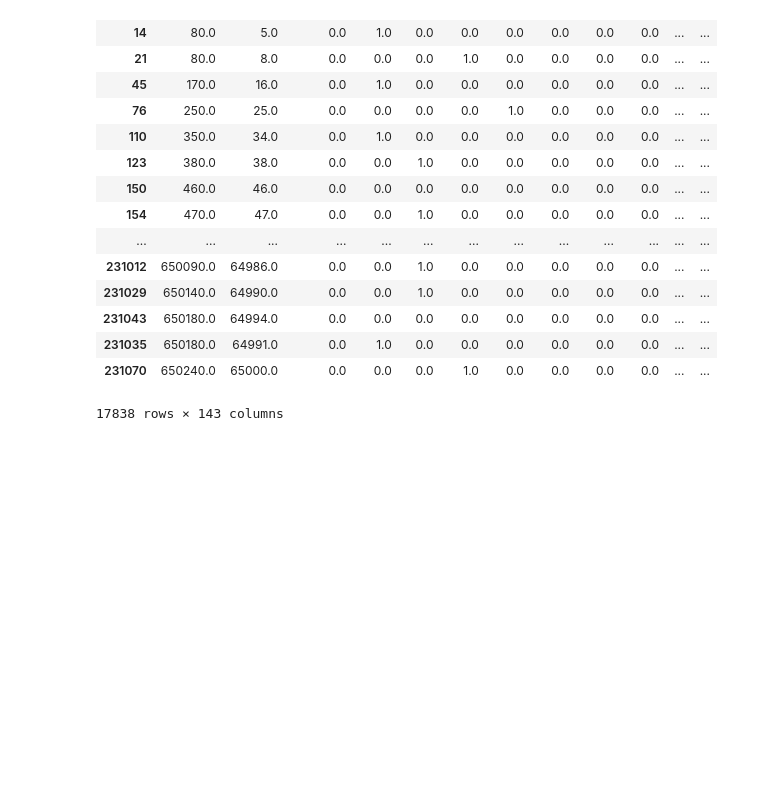
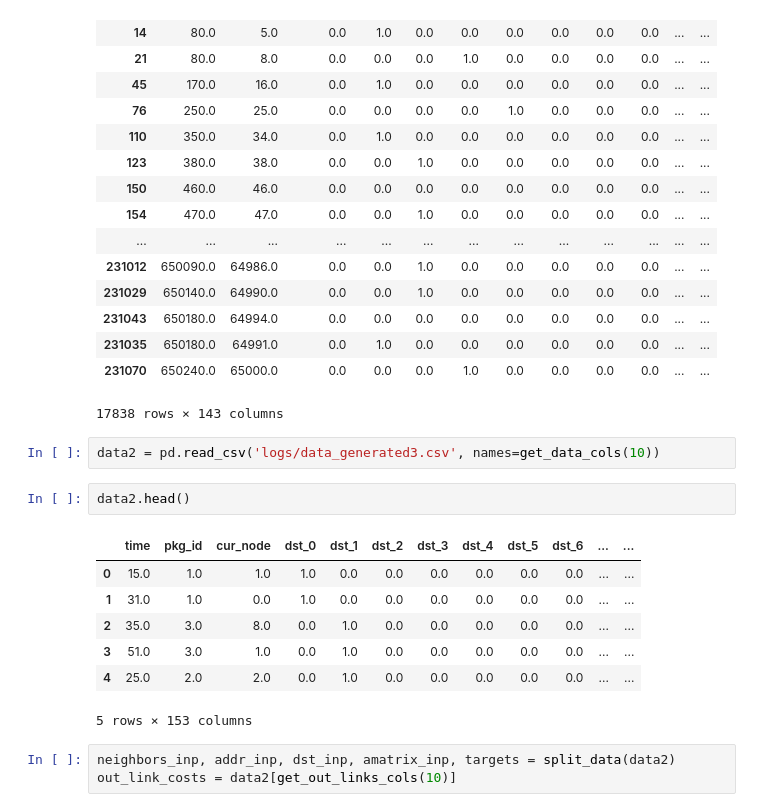
Before and after one commit to flyingleafe/dqnroute, a Jupyter notebook: dqn_pretrain.ipynb, the cells around one changed output. Saved outputs shown, nothing was run; the diff lists cells and outputs as text; blank space fills up the shorter version.

```diff
--- a/dqn_pretrain.ipynb
+++ b/dqn_pretrain.ipynb
@@ -269,3 +271,18 @@ data[data['cur_node'] == 0].sort_values('time')
 | 231035 | 650180.0 | 64991.0 | 0.0 | 1.0 | 0.0 | 0.0 | 0.0 | 0.0 | 0.0 | 0.0 | ... | ... |
 | 231070 | 650240.0 | 65000.0 | 0.0 | 0.0 | 0.0 | 1.0 | 0.0 | 0.0 | 0.0 | 0.0 | ... | ... |
 17838 rows × 143 columns
+# %%
+data2 = pd.read_csv('logs/data_generated3.csv', names=get_data_cols(10))
+# %%
+data2.head()
+# %% [output]
+|  | time | pkg_id | cur_node | dst_0 | dst_1 | dst_2 | dst_3 | dst_4 | dst_5 | dst_6 | ... | ... |
+| 0 | 15.0 | 1.0 | 1.0 | 1.0 | 0.0 | 0.0 | 0.0 | 0.0 | 0.0 | 0.0 | ... | ... |
+| 1 | 31.0 | 1.0 | 0.0 | 1.0 | 0.0 | 0.0 | 0.0 | 0.0 | 0.0 | 0.0 | ... | ... |
+| 2 | 35.0 | 3.0 | 8.0 | 0.0 | 1.0 | 0.0 | 0.0 | 0.0 | 0.0 | 0.0 | ... | ... |
+| 3 | 51.0 | 3.0 | 1.0 | 0.0 | 1.0 | 0.0 | 0.0 | 0.0 | 0.0 | 0.0 | ... | ... |
+| 4 | 25.0 | 2.0 | 2.0 | 0.0 | 1.0 | 0.0 | 0.0 | 0.0 | 0.0 | 0.0 | ... | ... |
+5 rows × 153 columns
+# %%
+neighbors_inp, addr_inp, dst_inp, amatrix_inp, targets = split_data(data2)
+out_link_costs = data2[get_out_links_cols(10)]
```
Also changed, not shown: parts of 7 cells of this notebook, 5 other files.
